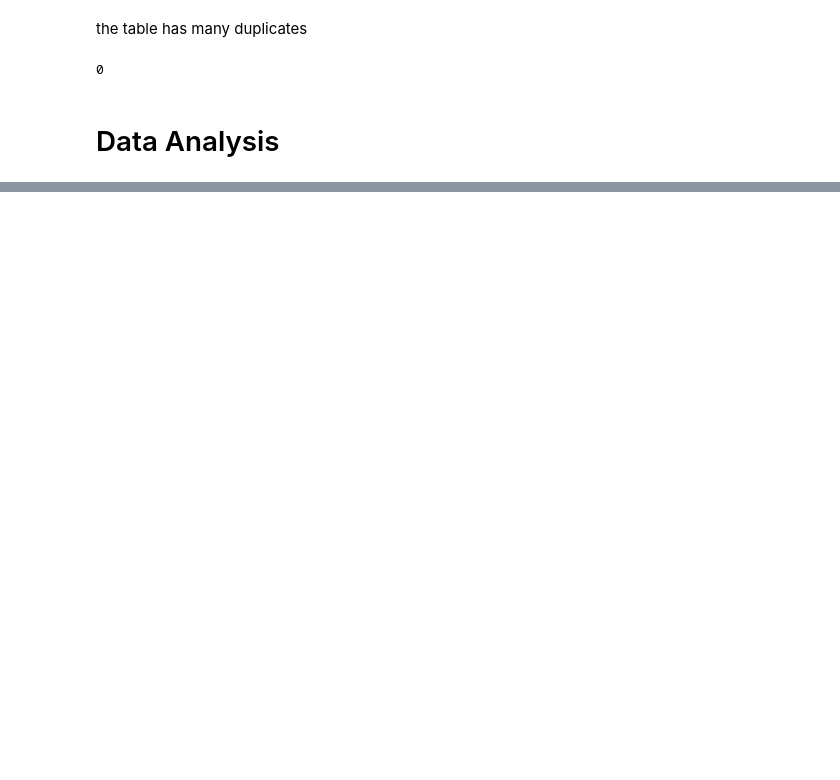
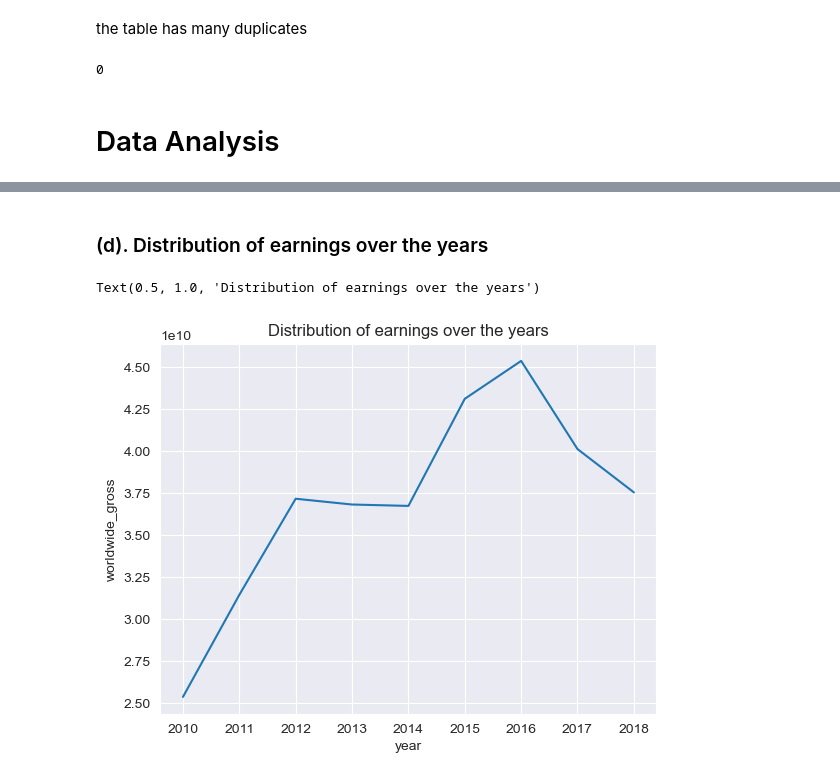
Before and after one commit to ericks-on/EDA-Film-industry, a Jupyter notebook: index.ipynb, the cells around one changed output, grey strips where cells are left out. Saved outputs shown, nothing was run; the diff lists cells and outputs as text; code cells hidden in the pictures; blank space fills up the shorter version.

```diff
--- a/index.ipynb
+++ b/index.ipynb
@@ -627,0 +867,16 @@ writers.duplicated().sum()
+# %% [markdown]
+### (d). Distribution of earnings over the years
+# %%
+# Creating grouped df of earnings by the years
+yearly_earnings = bom_df.groupby(
+    'year'
+)['worldwide_gross'].sum().reset_index()
+# %%
+# Plotting the disribution over the years
+ax = sns.lineplot(data=yearly_earnings, x='year', y='worldwide_gross')
+
+# labelling
+ax.set_title('Distribution of earnings over the years')
+# %% [output]
+Text(0.5, 1.0, 'Distribution of earnings over the years')
+[figure, added]
```
Also changed, not shown: parts of 49 cells of this notebook.
